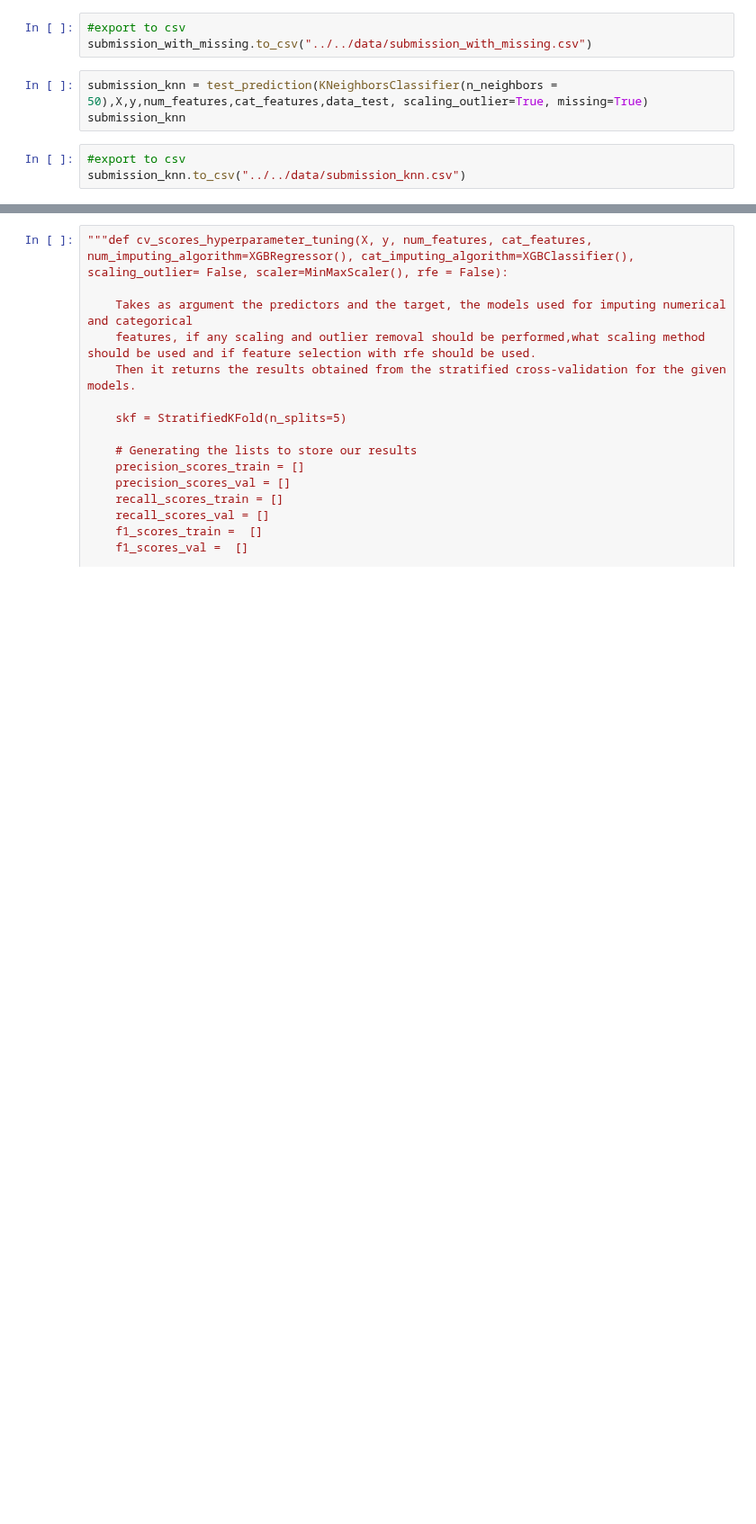
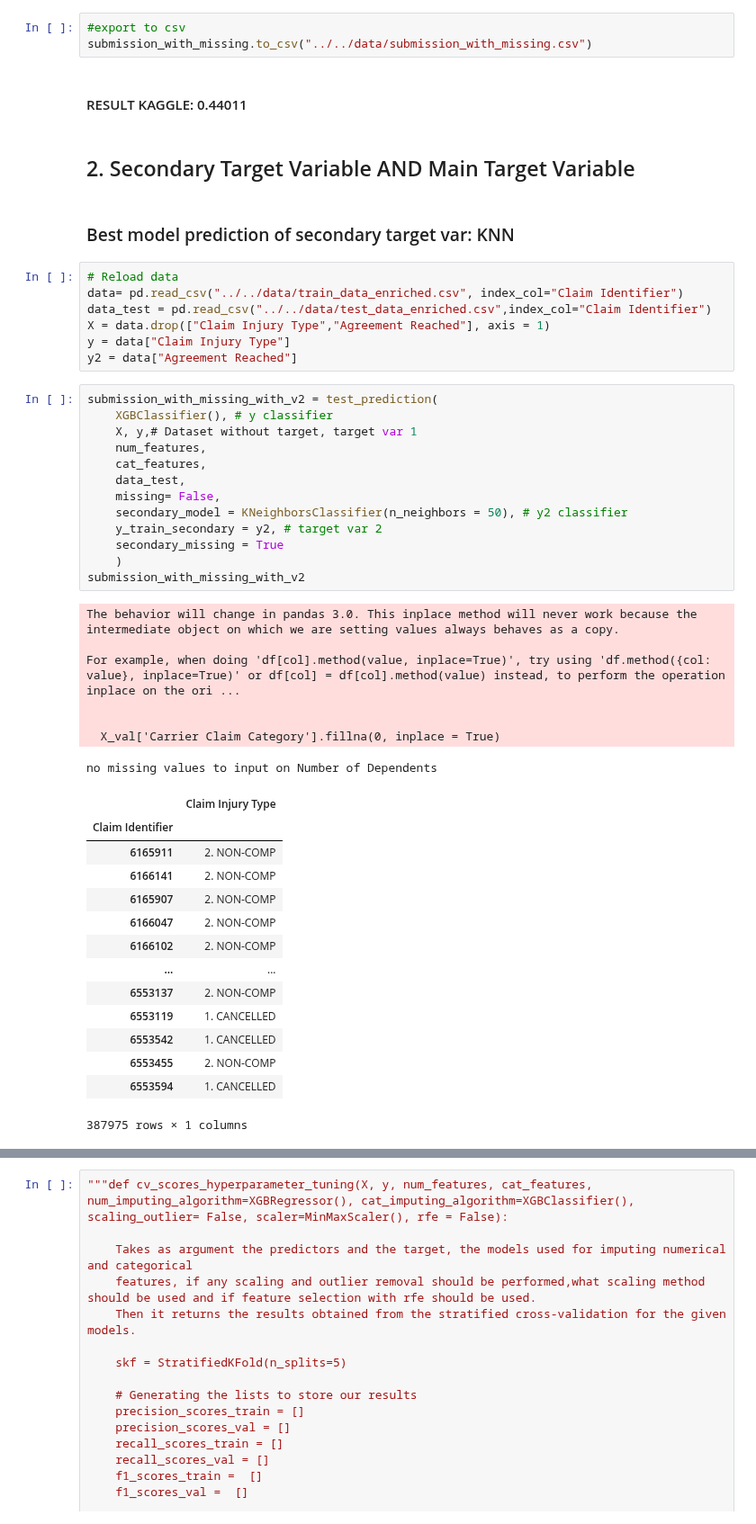
Before and after one commit to berthlou/DSAA_ML_41, a Jupyter notebook: code/models/4-models.ipynb, the cells around one changed output, grey strips where cells are left out. Shown at 90% size. Saved outputs shown, nothing was run; the diff lists cells and outputs as text; blank space fills up the shorter version.

```diff
--- a/code/models/4-models.ipynb
+++ b/code/models/4-models.ipynb
@@ -516,9 +791,51 @@ submission_with_missing
 # %%
 #export to csv
 submission_with_missing.to_csv("../../data/submission_with_missing.csv")
-# %%
-submission_knn = test_prediction(KNeighborsClassifier(n_neighbors = 50),X,y,num_features,cat_features,data_test, scaling_outlier=True, missing=True)
-submission_knn
-# %%
-#export to csv
-submission_knn.to_csv("../../data/submission_knn.csv")
+# %% [markdown]
+#### RESULT KAGGLE: 0.44011
+# %% [markdown]
+## 2. Secondary Target Variable AND Main Target Variable
+# %% [markdown]
+### Best model prediction of secondary target var: KNN
+# %%
+# Reload data
+data= pd.read_csv("../../data/train_data_enriched.csv", index_col="Claim Identifier")
+data_test = pd.read_csv("../../data/test_data_enriched.csv",index_col="Claim Identifier")
+X = data.drop(["Claim Injury Type","Agreement Reached"], axis = 1)
+y = data["Claim Injury Type"]
+y2 = data["Agreement Reached"]
+# %%
+submission_with_missing_with_v2 = test_prediction(
+    XGBClassifier(), # y classifier
+    X, y,# Dataset without target, target var 1
+    num_features,
+    cat_features,
+    data_test,
+    missing= False,
+    secondary_model = KNeighborsClassifier(n_neighbors = 50), # y2 classifier
+    y_train_secondary = y2, # target var 2
+    secondary_missing = True
+    )
+submission_with_missing_with_v2
+# %% [output]
+The behavior will change in pandas 3.0. This inplace method will never work because the intermediate object on which we are setting values always behaves as a copy.
+
+For example, when doing 'df[col].method(value, inplace=True)', try using 'df.method({col: value}, inplace=True)' or df[col] = df[col].method(value) instead, to perform the operation inplace on the ori ...
+
+
+  X_val['Carrier Claim Category'].fillna(0, inplace = True)
+no missing values to input on Number of Dependents
+|  | Claim Injury Type |
+| Claim Identifier |  |
+| 6165911 | 2. NON-COMP |
+| 6166141 | 2. NON-COMP |
+| 6165907 | 2. NON-COMP |
+| 6166047 | 2. NON-COMP |
+| 6166102 | 2. NON-COMP |
+| ... | ... |
+| 6553137 | 2. NON-COMP |
+| 6553119 | 1. CANCELLED |
+| 6553542 | 1. CANCELLED |
+| 6553455 | 2. NON-COMP |
+| 6553594 | 1. CANCELLED |
+387975 rows × 1 columns
```
Also changed, not shown: parts of 20 cells of this notebook.
